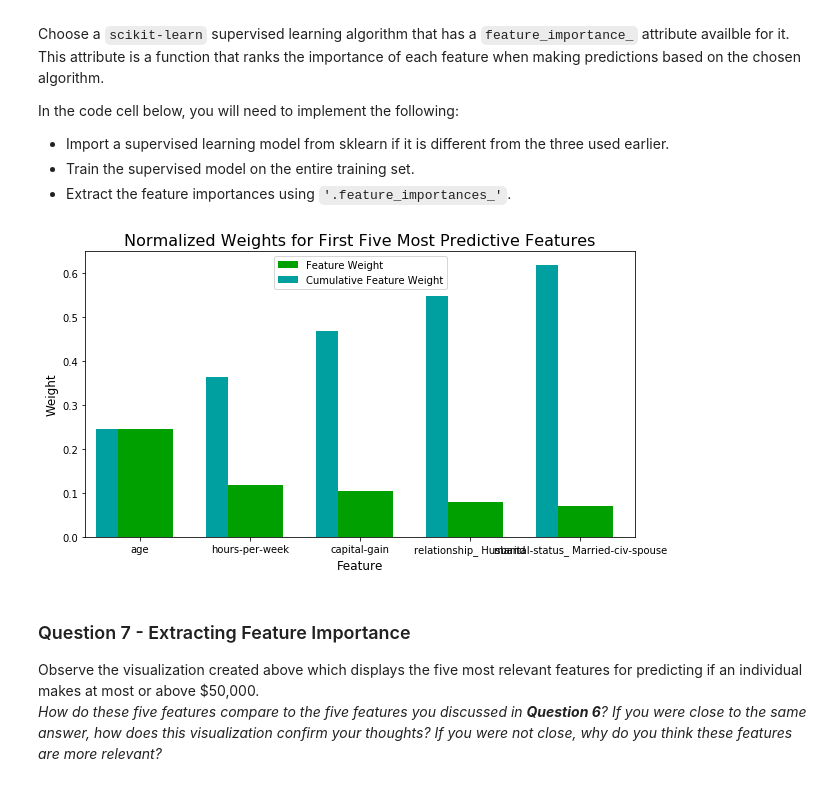
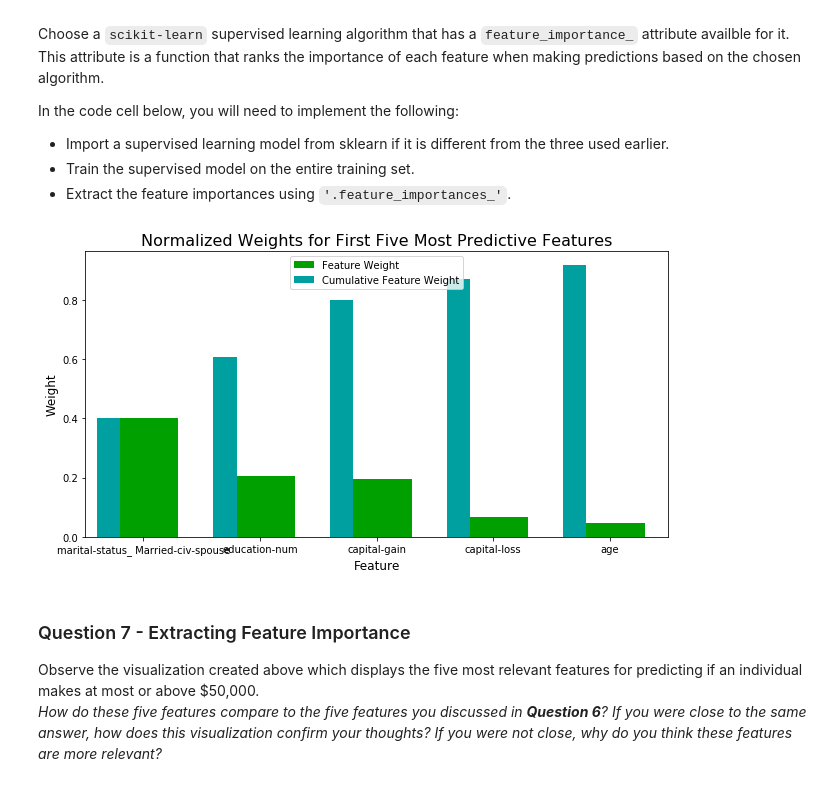
Before and after one commit to briantfriederich/Nanodegree_Supervised_Learning_Project, a Jupyter notebook: finding_donors.ipynb, the cells around one changed output. Saved outputs shown, nothing was run; the diff lists cells and outputs as text; code cells hidden in the pictures.

Commit message:
fix: Update feature importance extraction
Updated the feature extraction to use my old model rather than a new
random forest model in line with Udacity reviewer suggestions.

```diff
--- a/finding_donors.ipynb
+++ b/finding_donors.ipynb
@@ -478,18 +478,16 @@ In the code cell below, you will need to implement the following:
  - Extract the feature importances using `'.feature_importances_'`.
 # %%
 # TODO: Import a supervised learning model that has 'feature_importances_'
-from sklearn.ensemble import RandomForestClassifier
+
 # TODO: Train the supervised model on the training set
-clf = RandomForestClassifier(random_state=0)
-model = clf.fit(X_train, y_train)
 
 # TODO: Extract the feature importances
-importances = model.feature_importances_
+importances = best_clf.feature_importances_
 
 # Plot
 vs.feature_plot(importances, X_train, y_train)
 # %% [output]
-[figure, old version]
+[figure, new version]
 # %% [markdown]
 ### Question 7 - Extracting Feature Importance
 
```
Also changed, not shown: parts of 5 cells of this notebook.
